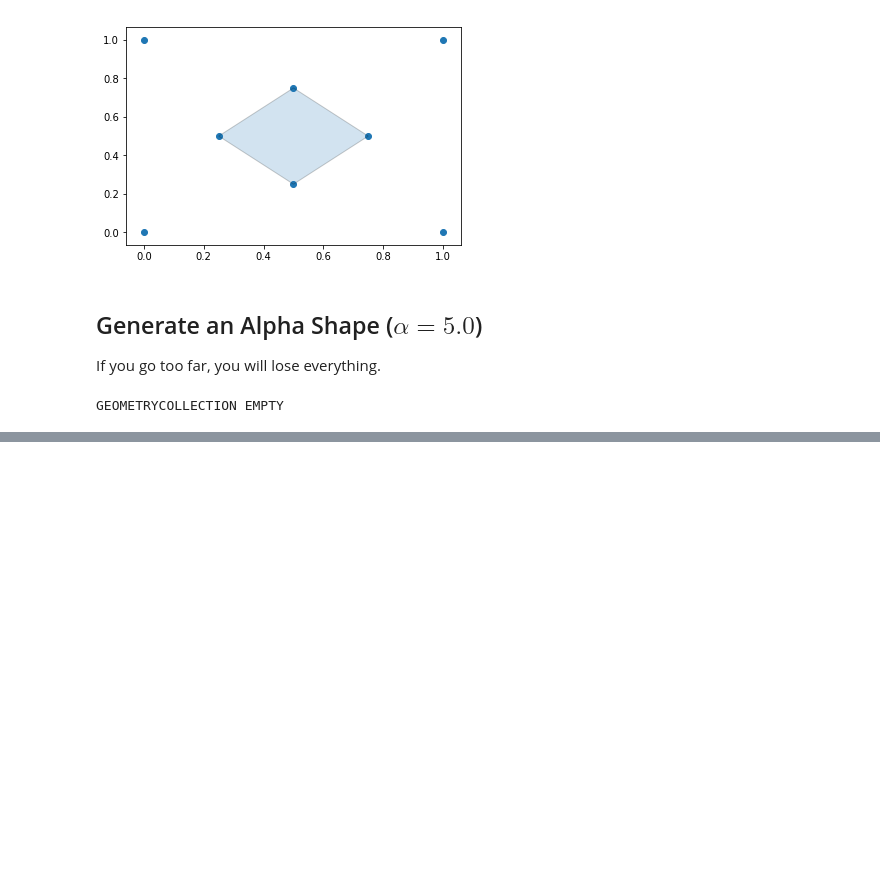
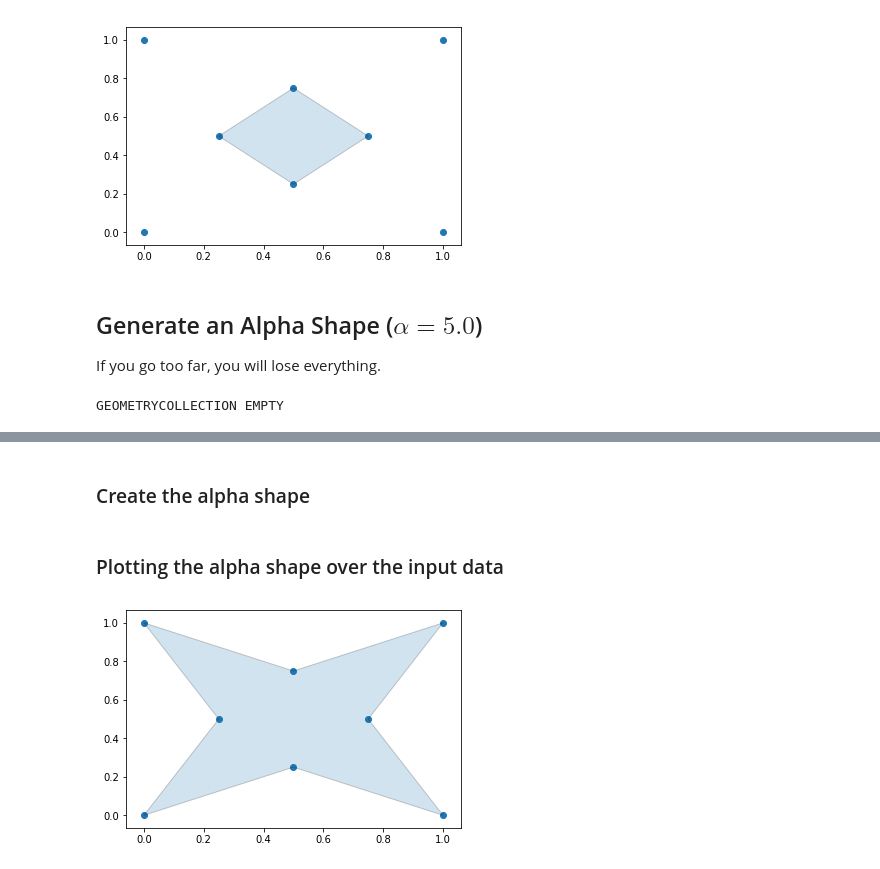
Before and after one commit to bellockk/alphashape, a Jupyter notebook: examples/alphashape.ipynb, the cells around one changed output, grey strips where cells are left out. Drawn from its saved outputs; the diff is of its cells as text; code cells hidden in the pictures; blank space fills up the shorter version.

```diff
--- a/examples/alphashape.ipynb
+++ b/examples/alphashape.ipynb
@@ -88,0 +82,13 @@ GEOMETRYCOLLECTION EMPTY
+# %% [markdown]
+### Create the alpha shape
+# %%
+alpha_shape = alphashape.alphashape(points)
+# %% [markdown]
+### Plotting the alpha shape over the input data
+# %%
+fig, ax = plt.subplots()
+ax.scatter(*zip(*points))
+ax.add_patch(PolygonPatch(alpha_shape, alpha=0.2))
+plt.show()
+# %% [output]
+[figure, added]
```
Also changed, not shown: parts of 8 cells of this notebook, 1 other file.
